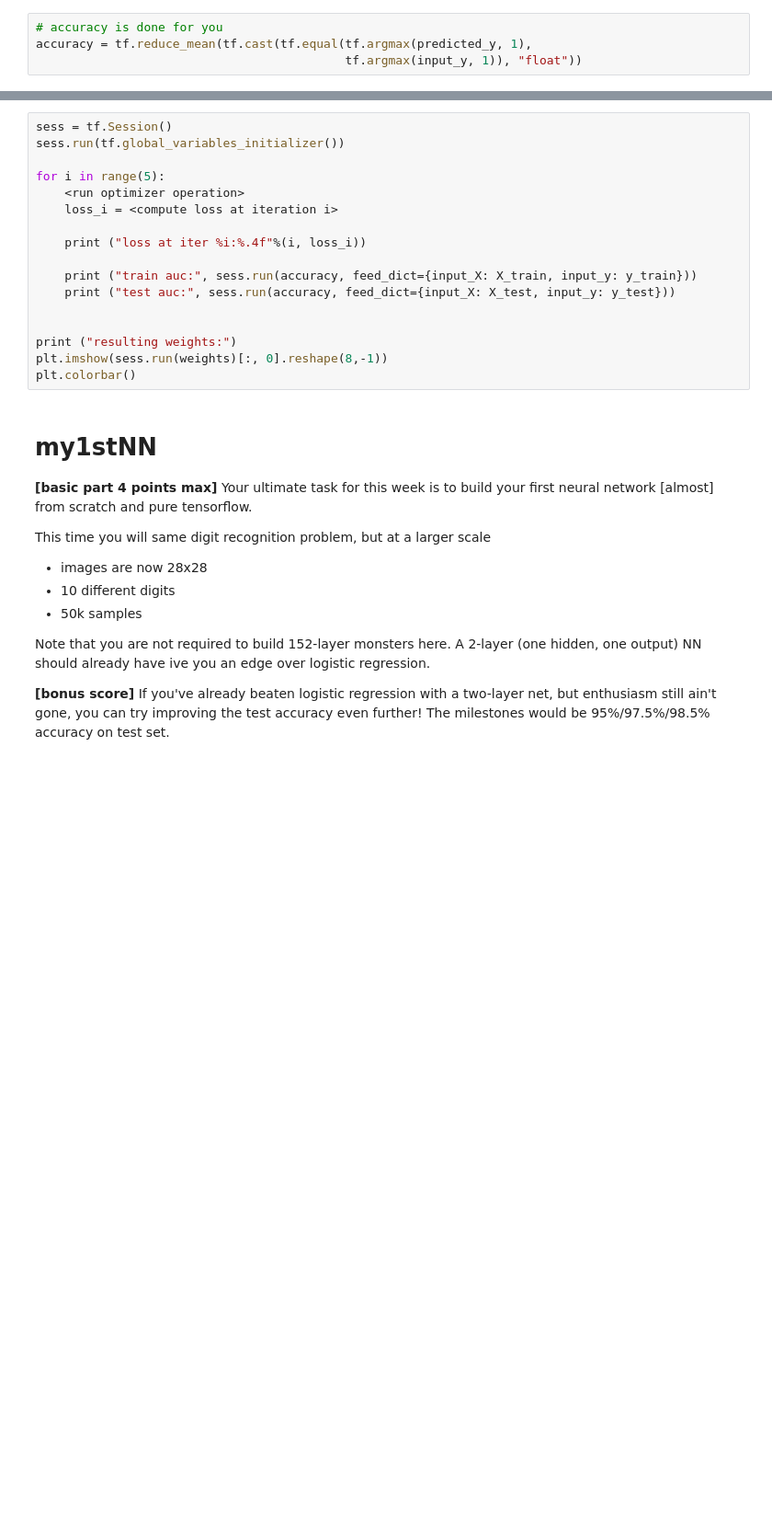
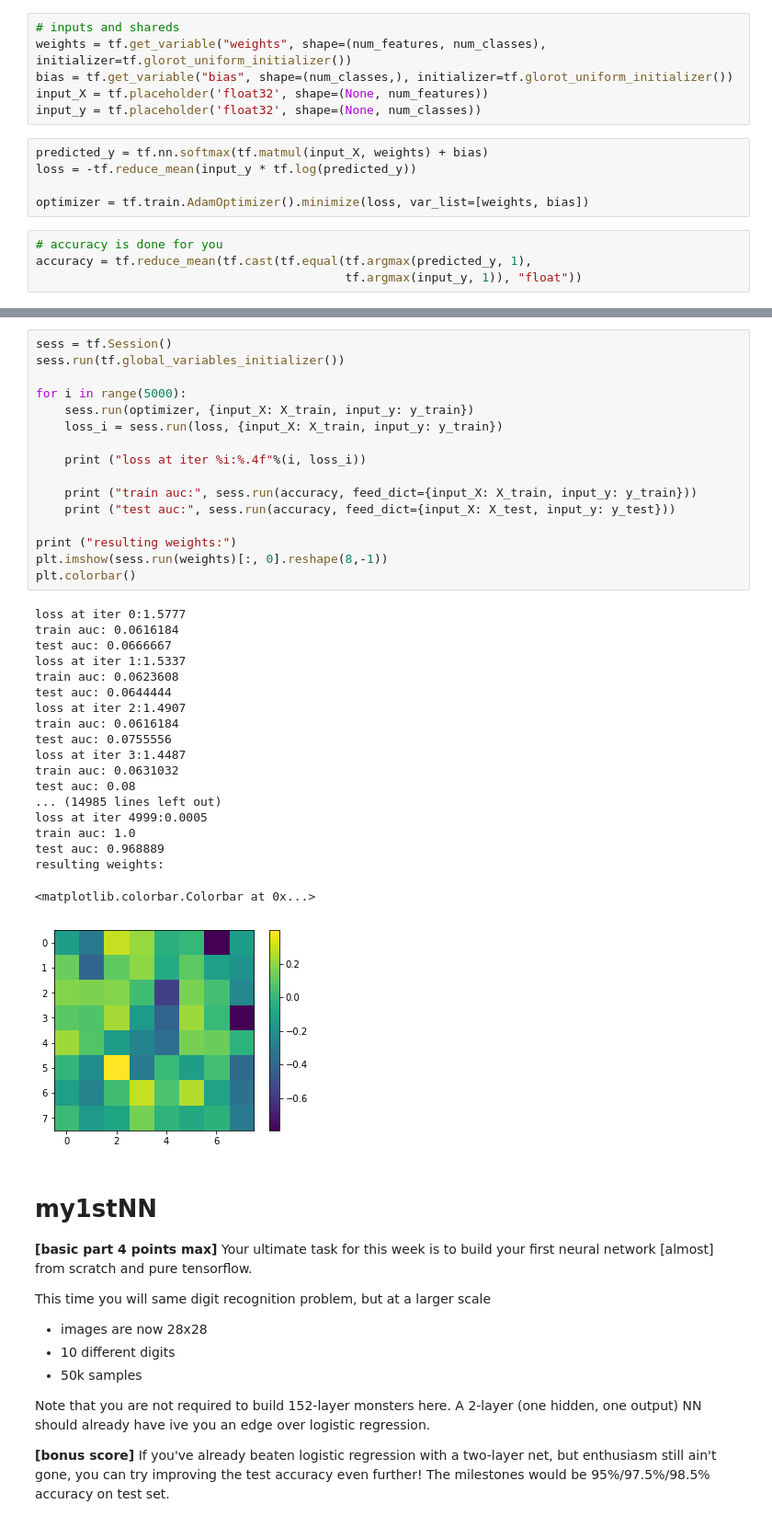
Before and after one commit to PKoshkin/DAS_NLP, a Jupyter notebook: homework/4/part_1/Seminar_tf_clean.ipynb, the cells around one changed output, grey strips where cells are left out. Shown: that part at 92% size. Cells and saved outputs as stored; diff of their text form; blank space fills up the shorter version.

```diff
--- a/homework/4/part_1/Seminar_tf_clean.ipynb
+++ b/homework/4/part_1/Seminar_tf_clean.ipynb
@@ -340,3 +381,14 @@ optimizer = <optimizer that minimizes loss>
+# %%
+# inputs and shareds
+weights = tf.get_variable("weights", shape=(num_features, num_classes), initializer=tf.glorot_uniform_initializer())
+bias = tf.get_variable("bias", shape=(num_classes,), initializer=tf.glorot_uniform_initializer())
+input_X = tf.placeholder('float32', shape=(None, num_features))
+input_y = tf.placeholder('float32', shape=(None, num_classes))
+# %%
+predicted_y = tf.nn.softmax(tf.matmul(input_X, weights) + bias)
+loss = -tf.reduce_mean(input_y * tf.log(predicted_y))
+
+optimizer = tf.train.AdamOptimizer().minimize(loss, var_list=[weights, bias])
 # %%
 # accuracy is done for you
 accuracy = tf.reduce_mean(tf.cast(tf.equal(tf.argmax(predicted_y, 1),
@@ -347,20 +399,39 @@ X_train,X_test,y_train,y_test = train_test_split(X,y)
 # %%
 sess = tf.Session()
 sess.run(tf.global_variables_initializer())
 
-for i in range(5):
-    <run optimizer operation>
-    loss_i = <compute loss at iteration i>
+for i in range(5000):
+    sess.run(optimizer, {input_X: X_train, input_y: y_train})
+    loss_i = sess.run(loss, {input_X: X_train, input_y: y_train})
 
     print ("loss at iter %i:%.4f"%(i, loss_i))
 
     print ("train auc:", sess.run(accuracy, feed_dict={input_X: X_train, input_y: y_train}))
     print ("test auc:", sess.run(accuracy, feed_dict={input_X: X_test, input_y: y_test}))
 
-
 print ("resulting weights:")
 plt.imshow(sess.run(weights)[:, 0].reshape(8,-1))
 plt.colorbar()
+# %% [output]
+loss at iter 0:1.5777
+train auc: 0.0616184
+test auc: 0.0666667
+loss at iter 1:1.5337
+train auc: 0.0623608
+test auc: 0.0644444
+loss at iter 2:1.4907
+train auc: 0.0616184
+test auc: 0.0755556
+loss at iter 3:1.4487
+train auc: 0.0631032
+test auc: 0.08
+... (14985 lines left out)
+loss at iter 4999:0.0005
+train auc: 1.0
+test auc: 0.968889
+resulting weights:
+<matplotlib.colorbar.Colorbar at 0x...>
+[figure, added]
 # %% [markdown]
 # my1stNN
 __[basic part 4 points max]__
```
Also changed, not shown: parts of 29 cells of this notebook.
